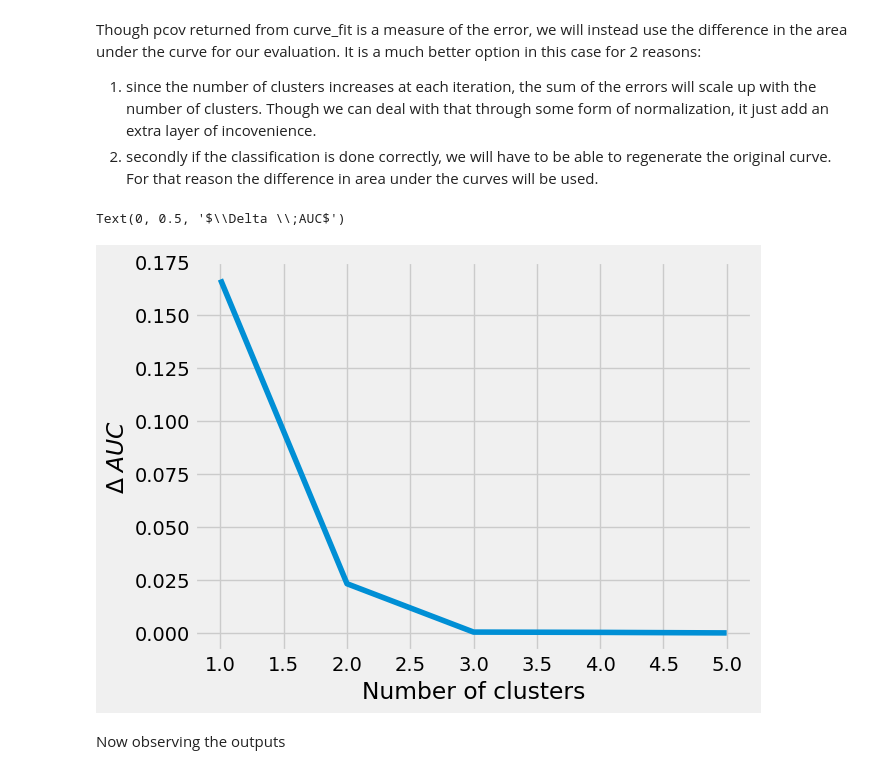
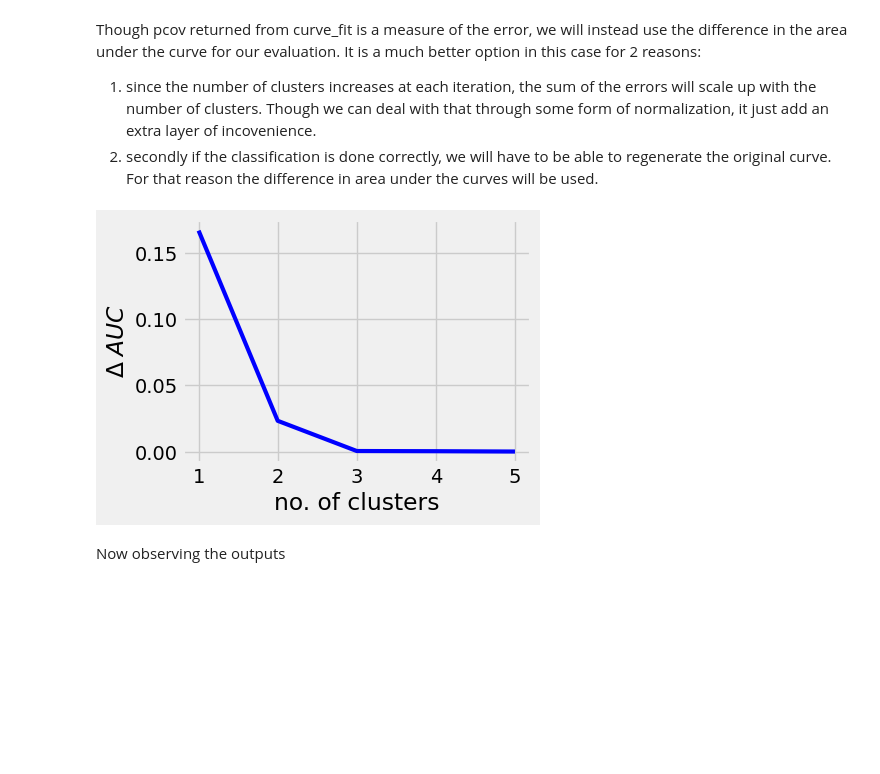
Before and after one commit to sknimo/Classification-of-polymer-chains, a Jupyter notebook: notebooks/230629-skn-classification_model.ipynb, the cells around one changed output. Drawn from its saved outputs; the diff is of its cells as text; code cells hidden in the pictures; blank space fills up the shorter version.

```diff
--- a/notebooks/230629-skn-classification_model.ipynb
+++ b/notebooks/230629-skn-classification_model.ipynb
@@ -102,12 +102,14 @@ for n in range(1,6):
     ls.append(error)
 # %%
 # observing the errors
-plt.plot(ns,ls)
-plt.xlabel('Number of clusters')
-plt.ylabel('$\Delta \;AUC$')
+fig = plt.figure(figsize=(4,3))
+plt.plot(ns,ls,'b-',lw=3)
+plt.xlabel('no. of clusters')
+plt.ylabel('$\Delta \; AUC$')
+plt.savefig('../src/visualization/error_curve.png',bbox_inches='tight',dpi=300)
+plt.show()
 # %% [output]
-Text(0, 0.5, '$\\Delta \\;AUC$')
-[figure, old version]
+[figure, new version]
 # %% [markdown]
 Now observing the outputs
 # %%
```
Also changed, not shown: parts of 1 cell of this notebook, 8 other files.
